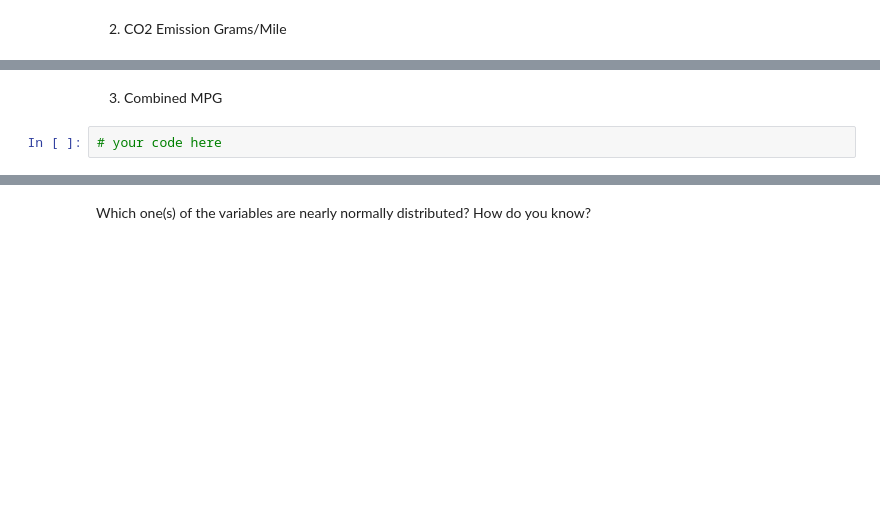
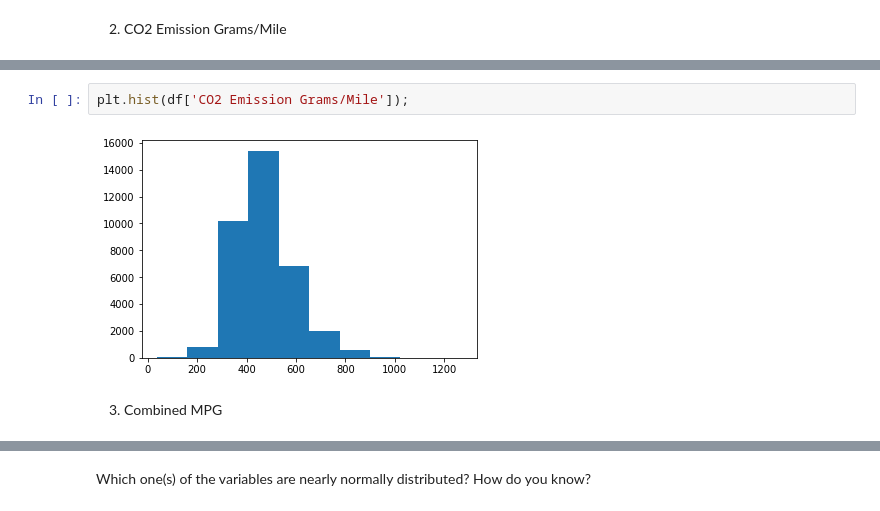
Before and after one commit to Ironhack-Data-Madrid-Febrero-2021/lab-continuous-probability-distribution, a Jupyter notebook: your-code/main.ipynb, the cells around one changed output, grey strips where cells are left out. Saved outputs shown, nothing was run; the diff lists cells and outputs as text; blank space fills up the shorter version.

```diff
--- a/your-code/main.ipynb
+++ b/your-code/main.ipynb
@@ -83,4 +148,6 @@ Then plot the histograms for the following variables:
+# %%
+plt.hist(df['CO2 Emission Grams/Mile']);
+# %% [output]
+[figure, added]
 # %% [markdown]
 3. Combined MPG
-# %%
-# your code here
```
Also changed, not shown: parts of 33 cells of this notebook.
